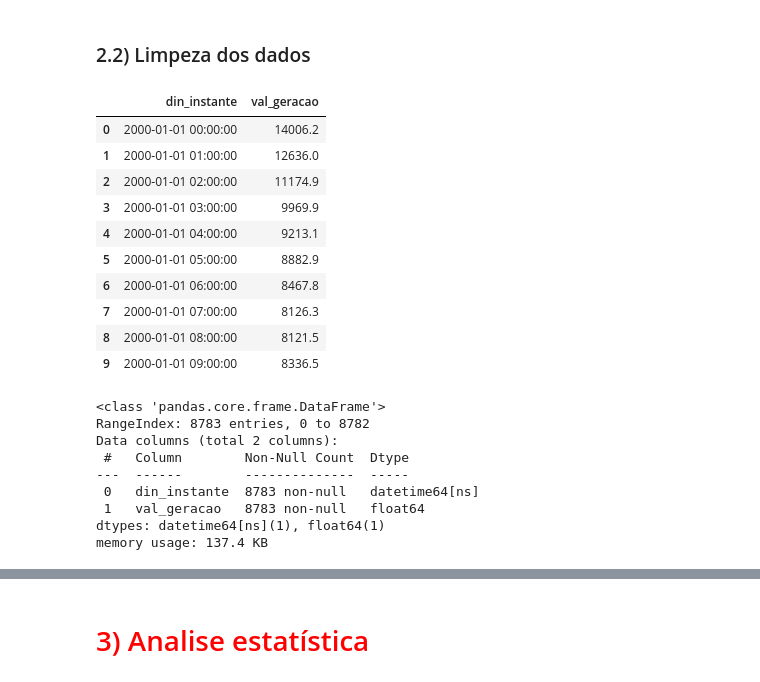
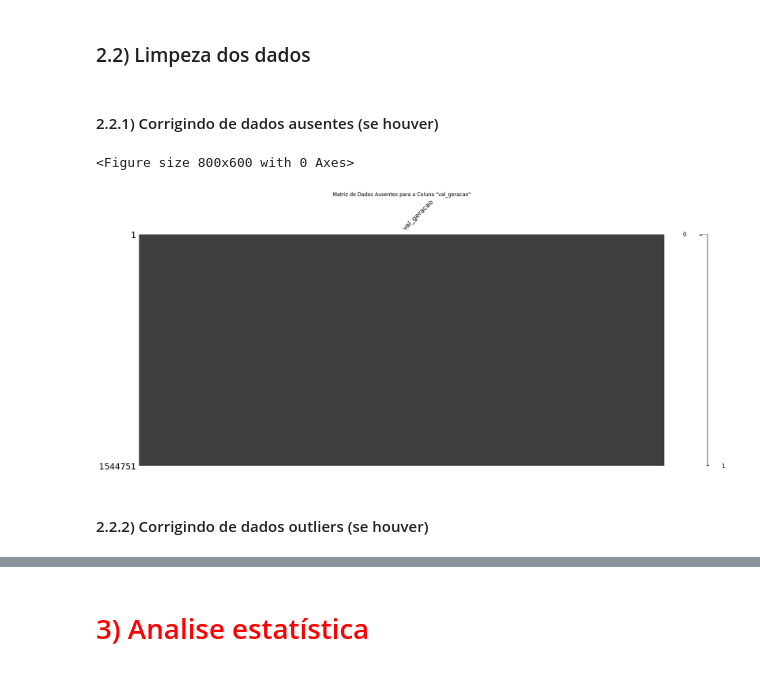
Before and after one commit to Ktzani/brazil-energy-prediction, a Jupyter notebook: app/predict-model.ipynb, the cells around one changed output, grey strips where cells are left out. Cells and saved outputs as stored; diff of their text form; code cells hidden in the pictures.

```diff
--- a/app/predict-model.ipynb
+++ b/app/predict-model.ipynb
@@ -159,31 +186,14 @@ dtypes: datetime64[ns](1), float64(1), object(2)
 memory usage: 19.1+ MB
 # %% [markdown]
 ### 2.2) Limpeza dos dados
-# %%
-output_data_only_data = groupby_date(output_data)
-
-output_data_only_data[0].head(10)
-# %% [output]
-|  | din_instante | val_geracao |
-| 0 | 2000-01-01 00:00:00 | 14006.2 |
-| 1 | 2000-01-01 01:00:00 | 12636.0 |
-| 2 | 2000-01-01 02:00:00 | 11174.9 |
-| 3 | 2000-01-01 03:00:00 | 9969.9 |
-| 4 | 2000-01-01 04:00:00 | 9213.1 |
-| 5 | 2000-01-01 05:00:00 | 8882.9 |
-| 6 | 2000-01-01 06:00:00 | 8467.8 |
-| 7 | 2000-01-01 07:00:00 | 8126.3 |
-| 8 | 2000-01-01 08:00:00 | 8121.5 |
-| 9 | 2000-01-01 09:00:00 | 8336.5 |
-# %%
-output_data_only_data[0].info()
-# %% [output]
-<class 'pandas.core.frame.DataFrame'>
-RangeIndex: 8783 entries, 0 to 8782
-Data columns (total 2 columns):
- #   Column        Non-Null Count  Dtype
----  ------        --------------  -----
- 0   din_instante  8783 non-null   datetime64[ns]
- 1   val_geracao   8783 non-null   float64
-dtypes: datetime64[ns](1), float64(1)
-memory usage: 137.4 KB
+# %% [markdown]
+#### 2.2.1) Corrigindo de dados ausentes (se houver)
+# %%
+def plot_missing_data(dataframes: list[pd.DataFrame]) -> None:
+    combined_df = pd.concat(dataframes)
+
+    # Verifica a quantidade de dados ausentes para a coluna 'val_geracao'
+    plt.figure(figsize=(8, 6))
+    msno.matrix(combined_df[['val_geracao']])
+    plt.title('Matriz de Dados Ausentes para a Coluna "val_geracao"')
+    plt.show()
@@ -189,0 +214,5 @@ memory usage: 137.4 KB
+# %%
+plot_missing_data(output_data)
+# %% [output]
+<Figure size 800x600 with 0 Axes>
+[figure, added]
@@ -189,0 +221,2 @@ memory usage: 137.4 KB
+# %% [markdown]
+#### 2.2.2) Corrigindo de dados outliers (se houver)
```
Also changed, not shown: parts of 16 cells of this notebook, 1 other file.
